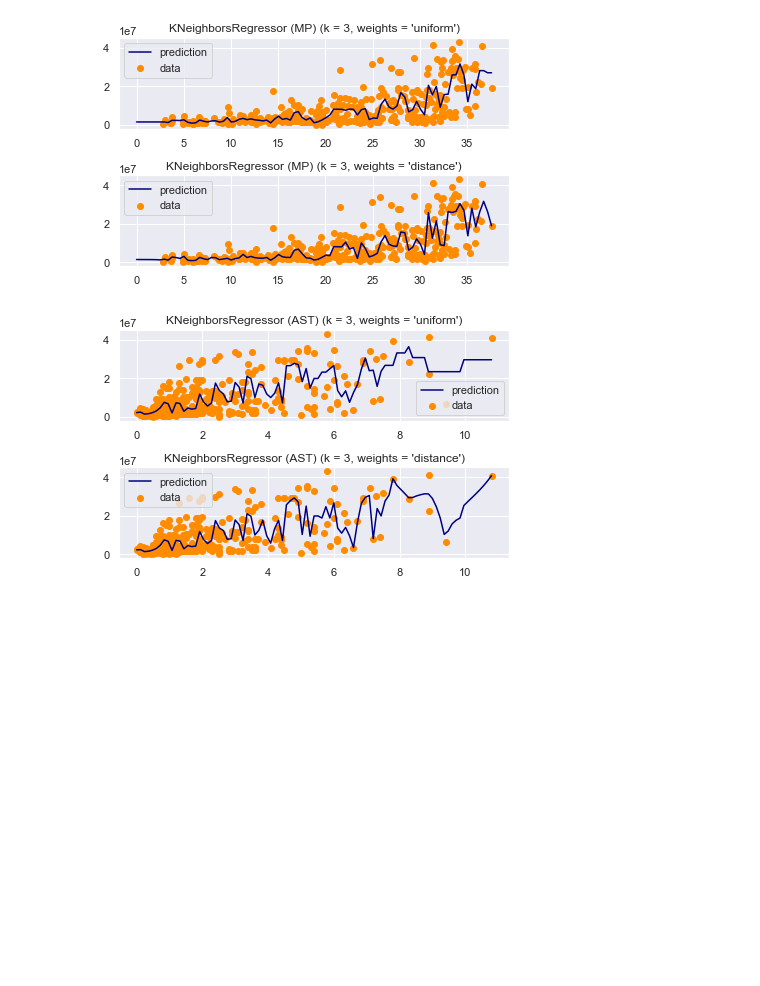
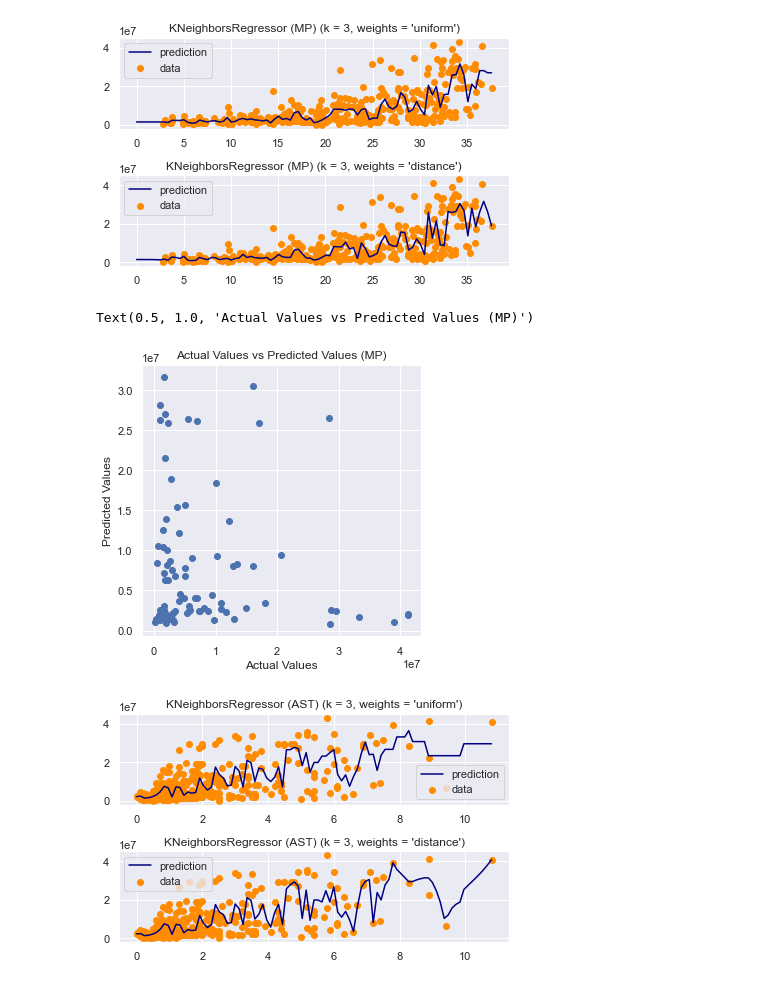
Before and after one commit to lameche99/Predicting-NBA-Players-Salary, a Jupyter notebook: KNearest.ipynb, the cells around one changed output. Drawn from its saved outputs; the diff is of its cells as text; code cells hidden in the pictures; blank space fills up the shorter version.

```diff
--- a/KNearest.ipynb
+++ b/KNearest.ipynb
@@ -115,6 +115,16 @@ plt.tight_layout()
 plt.show()
 # %% [output]
 [figure]
+# %%
+#plot predicted values and actual values
+plt.figure(figsize = (5,5))
+plt.scatter(y_test, y_)
+plt.xlabel('Actual Values')
+plt.ylabel('Predicted Values')
+plt.title('Actual Values vs Predicted Values (MP)')
+# %% [output]
+Text(0.5, 1.0, 'Actual Values vs Predicted Values (MP)')
+[figure, added]
 # %%
 #K nearest neighbor regression to predict salary from assists played
 from sklearn import neighbors
```
Also changed, not shown: parts of 4 cells of this notebook.
